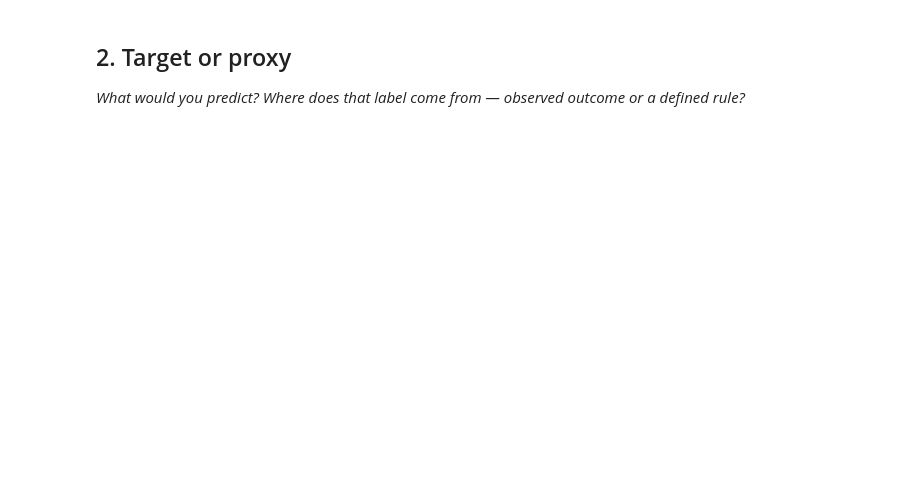
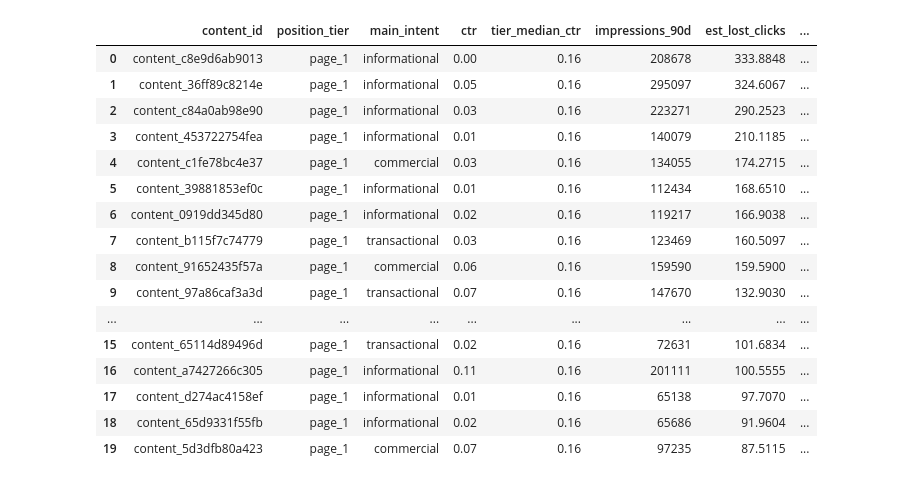
Before and after one commit to ksusmitha879-cyber/FlyrankStarter, a Jupyter notebook: work/notebooks/w02_ml_task_framing.ipynb, the cells around one changed output. Drawn from its saved outputs; the diff is of its cells as text; code cells hidden in the pictures; blank space fills up the shorter version.

```diff
--- a/work/notebooks/w02_ml_task_framing.ipynb
+++ b/work/notebooks/w02_ml_task_framing.ipynb
@@ -12,0 +67,15 @@ This skeleton is yours to fill. Work the sections **in order** — each one has
+# %%
+# This cell is for CODE (numbers, a query, a check).
+# Write your text answer in the cell ABOVE this one — typing sentences here breaks Run All.
+tier_median_ctr = valid.groupby('position_tier')['ctr'].median()
+valid['tier_median_ctr'] = valid['position_tier'].map(tier_median_ctr)
+valid['opportunity_gap'] = (valid['tier_median_ctr'] - valid['ctr']).clip(lower=0)
+
+# Only score pages with enough traffic to be worth a reviewer's time
+visible = valid[valid['impressions_90d'] >= 500].copy()
+visible['est_lost_clicks'] = visible['opportunity_gap'] / 100 * visible['impressions_90d']
+
+print(f"Visible pages (impressions_90d >= 500): {len(visible):,}")
+visible[['content_id', 'position_tier', 'ctr', 'tier_median_ctr',
+         'impressions_90d', 'est_lost_clicks']].sort_values(
+    'est_lost_clicks', ascending=False).head(10)
@@ -12,0 +113,15 @@ This skeleton is yours to fill. Work the sections **in order** — each one has
+# %%
+# This cell is for CODE (numbers, a query, a check).
+# Write your text answer in the cell ABOVE this one — typing sentences here breaks Run All.
+top20 = visible.sort_values('est_lost_clicks', ascending=False).head(20)
+
+base_rate_down = (visible['trend_direction'] == 'down').mean()
+top20_rate_down = (top20['trend_direction'] == 'down').mean()
+
+print(f"Base rate of trend_direction == 'down' among all visible pages: {base_rate_down:.3f}")
+print(f"Rate of trend_direction == 'down' among my top-20 ranked pages:  {top20_rate_down:.3f}")
+print()
+print("This is an honest, slightly humbling result: my top-20 list does NOT clearly skew")
+print("toward pages that are independently observed to be declining. A single-formula proxy")
+print("(gap x impressions) isn't obviously capturing the same thing as recent trend -- which")
+print("is itself evidence for Section 5 below.")
@@ -13,7 +147,25 @@ This skeleton is yours to fill. Work the sections **in order** — each one has
 # %%
 # This cell is for CODE (numbers, a query, a check).
 # Write your text answer in the cell ABOVE this one — typing sentences here breaks Run All.
+unit_of_analysis = top20[['content_id', 'position_tier', 'main_intent',
+                          'ctr', 'tier_median_ctr', 'impressions_90d',
+                          'est_lost_clicks', 'trend_direction']].reset_index(drop=True)
+unit_of_analysis
+# %% [output]
+|  | content_id | position_tier | main_intent | ctr | tier_median_ctr | impressions_90d | est_lost_clicks | ... |
+| 0 | content_c8e9d6ab9013 | page_1 | informational | 0.00 | 0.16 | 208678 | 333.8848 | ... |
+| 1 | content_36ff89c8214e | page_1 | informational | 0.05 | 0.16 | 295097 | 324.6067 | ... |
+| 2 | content_c84a0ab98e90 | page_1 | informational | 0.03 | 0.16 | 223271 | 290.2523 | ... |
+| 3 | content_453722754fea | page_1 | informational | 0.01 | 0.16 | 140079 | 210.1185 | ... |
+| 4 | content_c1fe78bc4e37 | page_1 | commercial | 0.03 | 0.16 | 134055 | 174.2715 | ... |
+| 5 | content_39881853ef0c | page_1 | informational | 0.01 | 0.16 | 112434 | 168.6510 | ... |
+| 6 | content_0919dd345d80 | page_1 | informational | 0.02 | 0.16 | 119217 | 166.9038 | ... |
+| 7 | content_b115f7c74779 | page_1 | transactional | 0.03 | 0.16 | 123469 | 160.5097 | ... |
+| 8 | content_91652435f57a | page_1 | commercial | 0.06 | 0.16 | 159590 | 159.5900 | ... |
+| 9 | content_97a86caf3a3d | page_1 | transactional | 0.07 | 0.16 | 147670 | 132.9030 | ... |
+| ... | ... | ... | ... | ... | ... | ... | ... | ... |
+| 15 | content_65114d89496d | page_1 | transactional | 0.02 | 0.16 | 72631 | 101.6834 | ... |
+| 16 | content_a7427266c305 | page_1 | informational | 0.11 | 0.16 | 201111 | 100.5555 | ... |
+| 17 | content_d274ac4158ef | page_1 | informational | 0.01 | 0.16 | 65138 | 97.7070 | ... |
+| 18 | content_65d9331f55fb | page_1 | informational | 0.02 | 0.16 | 65686 | 91.9604 | ... |
+| 19 | content_5d3dfb80a423 | page_1 | commercial | 0.07 | 0.16 | 97235 | 87.5115 | ... |
-# %% [markdown]
-## 2. Target or proxy
-
-*What would you predict? Where does that label come from — observed outcome or a defined rule?*
```
Also changed, not shown: parts of 18 cells of this notebook.
